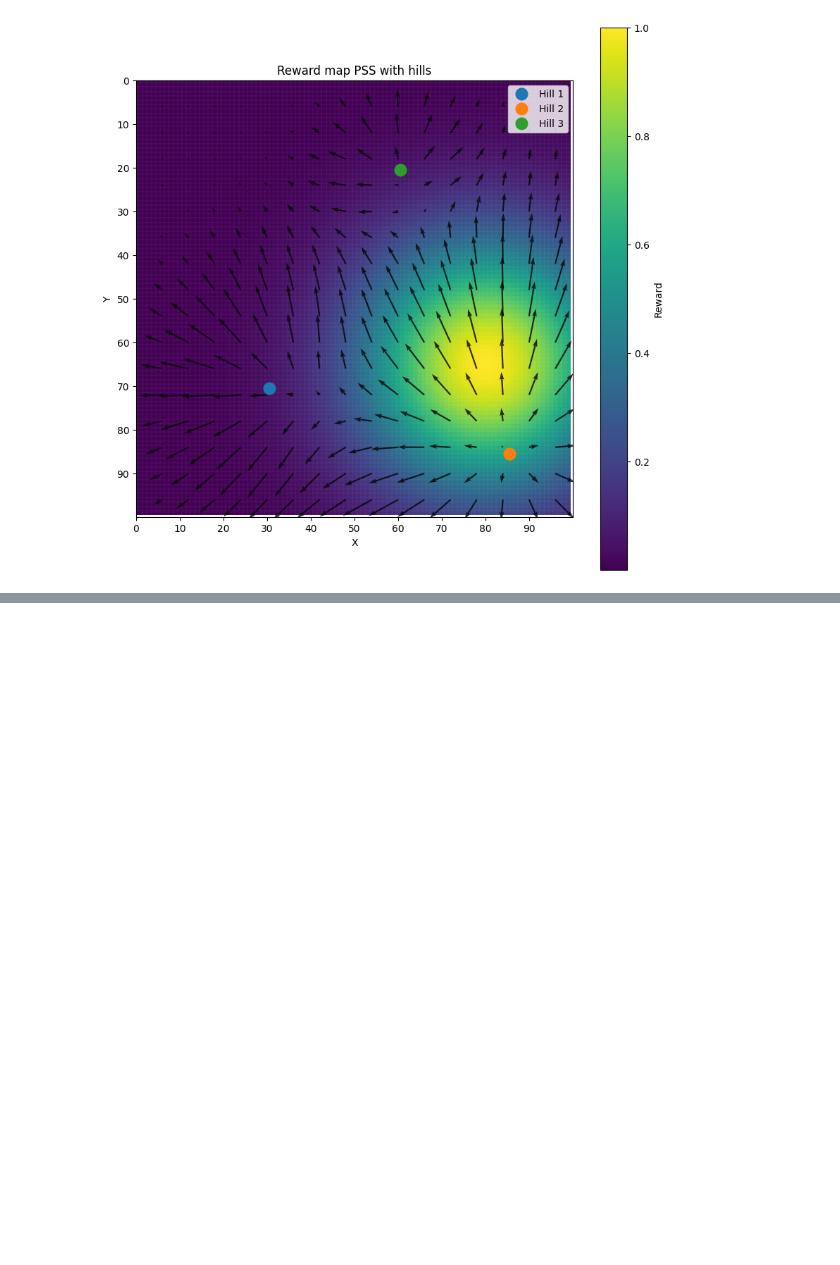
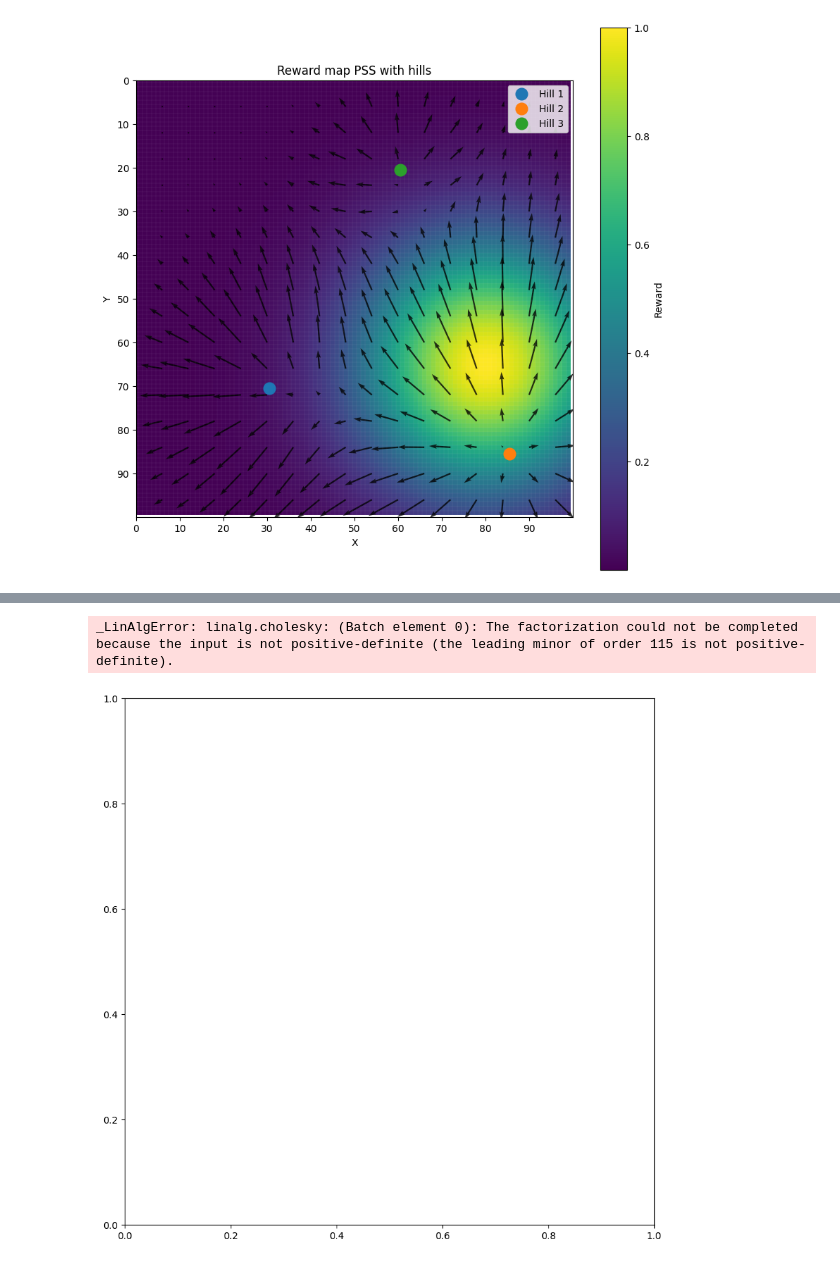
Before and after one commit to ThijsvSchaik/BayesianRLunderUncertainty, a Jupyter notebook: notebooks/gp_setup.ipynb, the cells around one changed output, grey strips where cells are left out. Cells and saved outputs as stored; diff of their text form; code cells hidden in the pictures; blank space fills up the shorter version.

```diff
--- a/notebooks/gp_setup.ipynb
+++ b/notebooks/gp_setup.ipynb
@@ -52,0 +750,10 @@ print(samples)
+# %%
+model_test = BoTorchDualSingleTaskGP(train_x, train_y)
+likelihood_test = gpytorch.likelihoods.MultitaskGaussianLikelihood(num_tasks=2)
+
+fig, ax = plt.subplots(figsize=(10, 10))
+train_model_and_plot(model_test, likelihood_test, train_x, train_y, env, start_positions, training_iterations=100, ax=ax, mll_class=DualGPMarginalLogLikelihood)
+show_visited_overlay(states_visited, ax=ax)
+# %% [output]
+_LinAlgError: linalg.cholesky: (Batch element 0): The factorization could not be completed because the input is not positive-definite (the leading minor of order 115 is not positive-definite).
+[figure, added]
```
Also changed, not shown: parts of 16 cells of this notebook, 11 other files.
